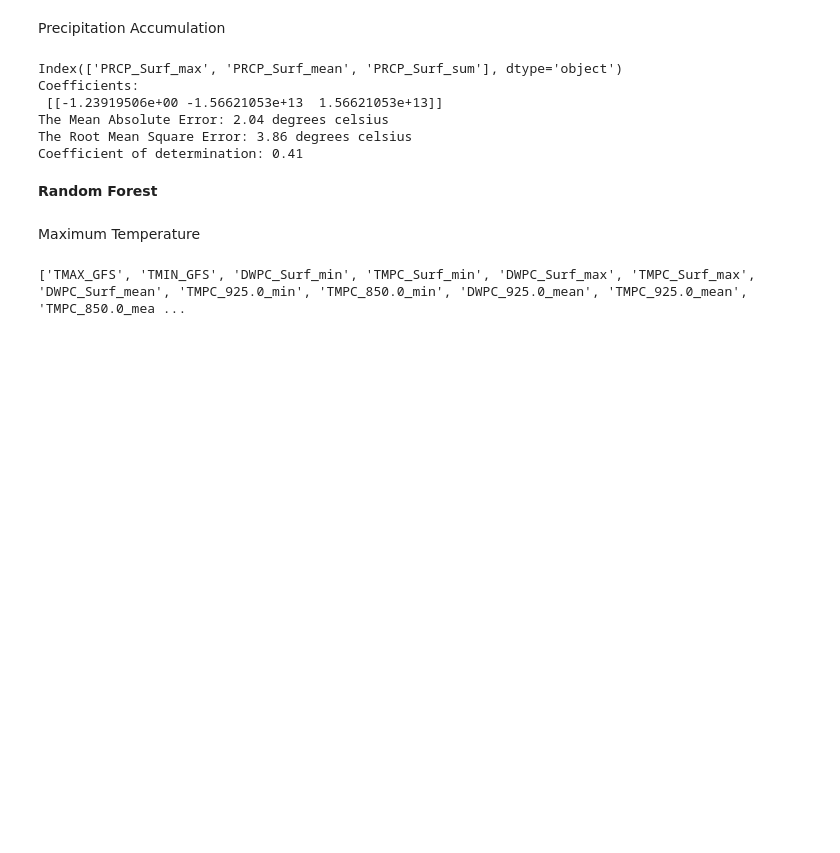
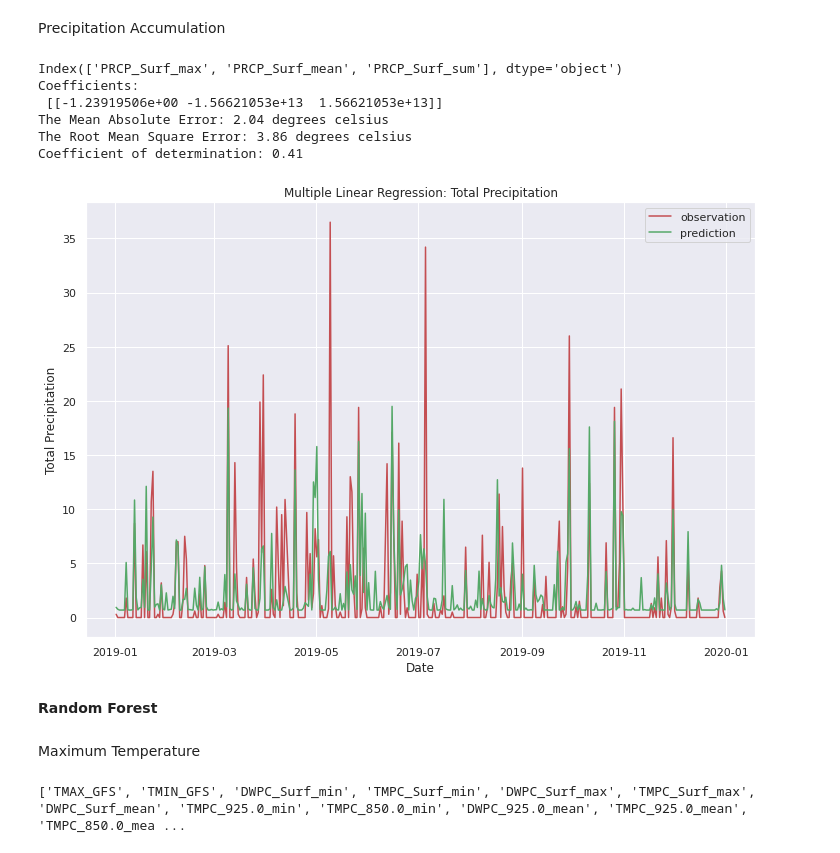
Before and after one commit to dfu2020/ATMS-597-SP-2020-Project-4, a Jupyter notebook: Project4_Joyce_v2_2.ipynb, the cells around one changed output. Saved outputs shown, nothing was run; the diff lists cells and outputs as text; code cells hidden in the pictures; blank space fills up the shorter version.

```diff
--- a/Project4_Joyce_v2_2.ipynb
+++ b/Project4_Joyce_v2_2.ipynb
@@ -434,6 +457,11 @@ Coefficients:
 The Mean Absolute Error: 2.04 degrees celsius
 The Root Mean Square Error: 3.86 degrees celsius
 Coefficient of determination: 0.41
+# %%
+# Plot predicted values against observed values
+lin_model_plot(variable = 'Total Precipitation', jpg_name = 'linearregression_RTOT')
+# %% [output]
+[figure, added]
 # %% [markdown]
 **Random Forest**
 # %%
```
Also changed, not shown: parts of 10 cells of this notebook.
